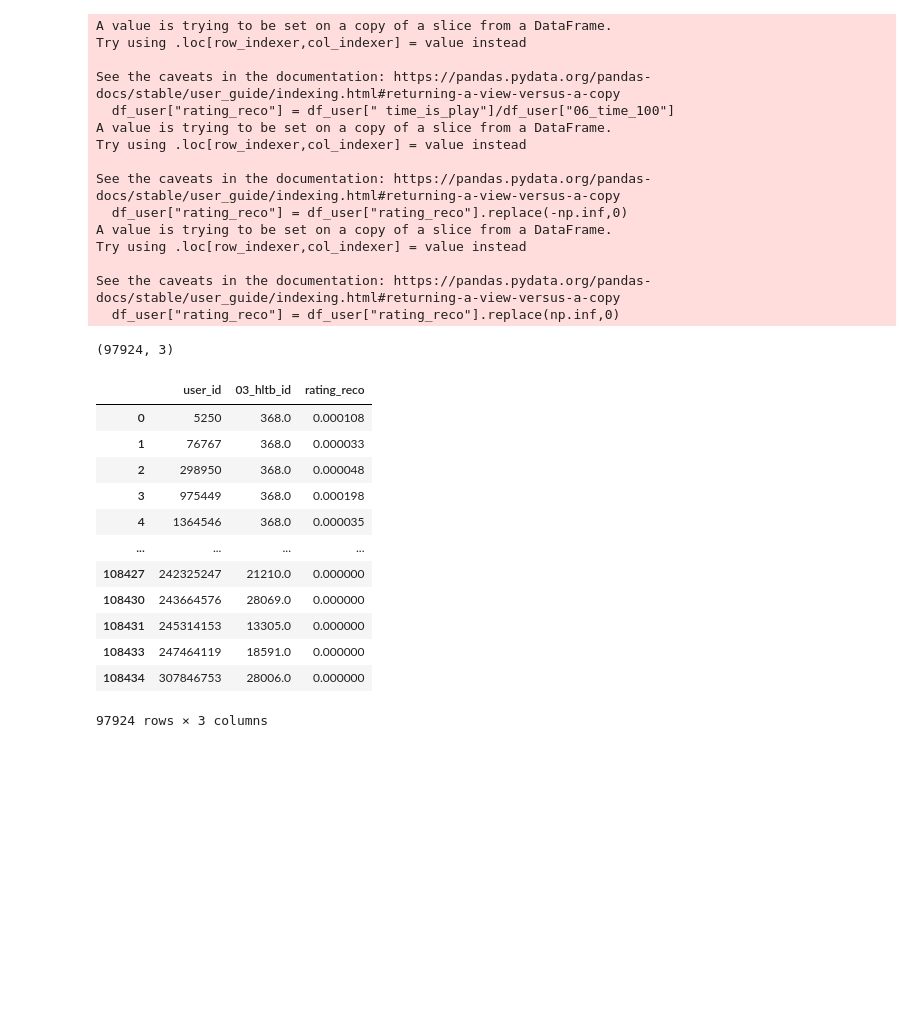
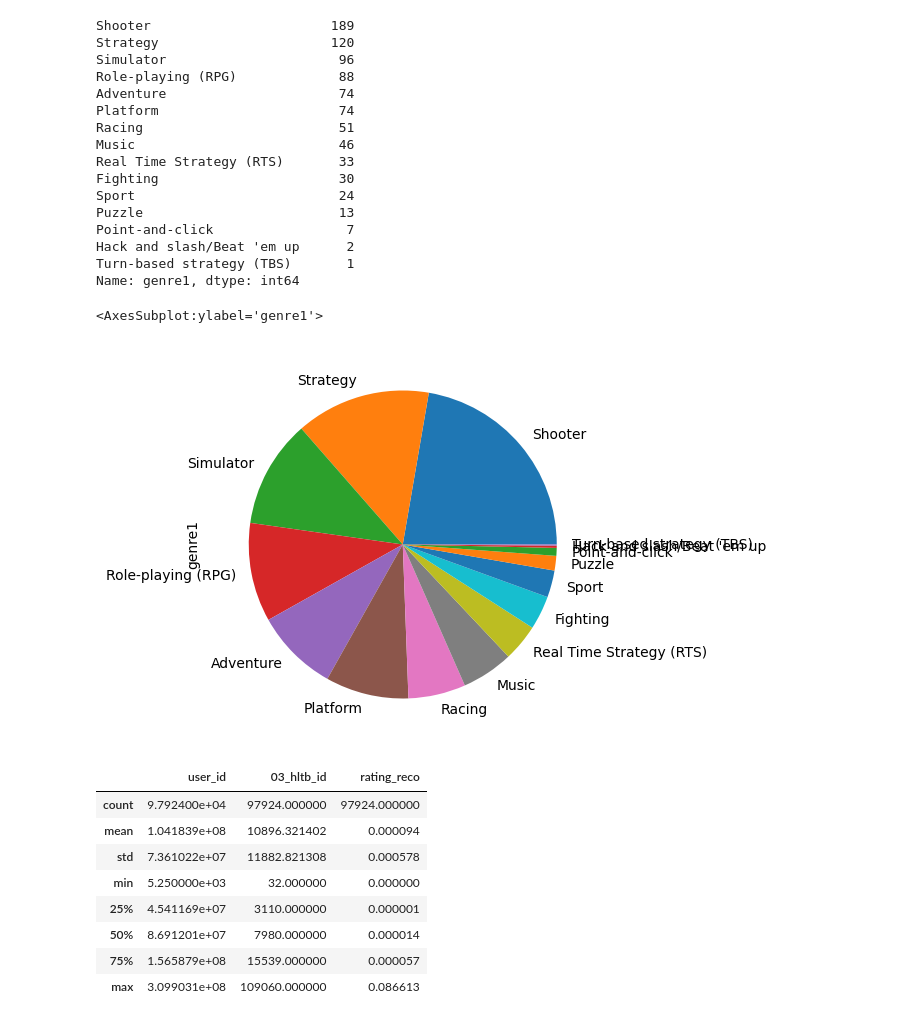
Before and after one commit to Ichak21/Equipe3_Scale_Game, a Jupyter notebook: ichak_notebook/test_recomandation.ipynb, the cells around one changed output. Saved outputs shown, nothing was run; the diff lists cells and outputs as text; code cells hidden in the pictures; blank space fills up the shorter version.

```diff
--- a/ichak_notebook/test_recomandation.ipynb
+++ b/ichak_notebook/test_recomandation.ipynb
@@ -15,3 +21,25 @@ df_user.shape
+# %%
+print(pd.merge(df_user[df_user["user_id"]==975449], df_games, left_on="03_hltb_id", right_on="03_hltb_id", how="inner")["genre1"].value_counts())
+pd.merge(df_user[df_user["user_id"]==975449], df_games, left_on="03_hltb_id", right_on="03_hltb_id", how="inner")["genre1"].value_counts().plot.pie(figsize=(5, 5))
+# %% [output]
+Shooter                       189
+Strategy                      120
+Simulator                      96
+Role-playing (RPG)             88
+Adventure                      74
+Platform                       74
+Racing                         51
+Music                          46
+Real Time Strategy (RTS)       33
+Fighting                       30
+Sport                          24
+Puzzle                         13
+Point-and-click                 7
+Hack and slash/Beat 'em up      2
+Turn-based strategy (TBS)       1
+Name: genre1, dtype: int64
+<AxesSubplot:ylabel='genre1'>
+[figure, added]
 # %%
 df_user["rating_reco"] = df_user[" time_is_play"]/df_user["06_time_100"]
 df_user["rating_reco"] = df_user["rating_reco"].replace(-np.inf,0)
@@ -20,36 +48,14 @@ df_user.pop(" time_is_play")
 df_user.pop("06_time_100")
 df_user = df_user.dropna()
 df_user.shape
+df_user.describe()
 # %% [output]
-A value is trying to be set on a copy of a slice from a DataFrame.
-Try using .loc[row_indexer,col_indexer] = value instead
-
-See the caveats in the documentation: https://pandas.pydata.org/pandas-docs/stable/user_guide/indexing.html#returning-a-view-versus-a-copy
-  df_user["rating_reco"] = df_user[" time_is_play"]/df_user["06_time_100"]
-A value is trying to be set on a copy of a slice from a DataFrame.
-Try using .loc[row_indexer,col_indexer] = value instead
-
-See the caveats in the documentation: https://pandas.pydata.org/pandas-docs/stable/user_guide/indexing.html#returning-a-view-versus-a-copy
-  df_user["rating_reco"] = df_user["rating_reco"].replace(-np.inf,0)
-A value is trying to be set on a copy of a slice from a DataFrame.
-Try using .loc[row_indexer,col_indexer] = value instead
-
-See the caveats in the documentation: https://pandas.pydata.org/pandas-docs/stable/user_guide/indexing.html#returning-a-view-versus-a-copy
-  df_user["rating_reco"] = df_user["rating_reco"].replace(np.inf,0)
-(97924, 3)
+|  | user_id | 03_hltb_id | rating_reco |
+| count | 9.792400e+04 | 97924.000000 | 97924.000000 |
+| mean | 1.041839e+08 | 10896.321402 | 0.000094 |
+| std | 7.361022e+07 | 11882.821308 | 0.000578 |
+| min | 5.250000e+03 | 32.000000 | 0.000000 |
+| 25% | 4.541169e+07 | 3110.000000 | 0.000001 |
+| 50% | 8.691201e+07 | 7980.000000 | 0.000014 |
+| 75% | 1.565879e+08 | 15539.000000 | 0.000057 |
+| max | 3.099031e+08 | 109060.000000 | 0.086613 |
-# %%
-df_user
-# %% [output]
-|  | user_id | 03_hltb_id | rating_reco |
-| 0 | 5250 | 368.0 | 0.000108 |
-| 1 | 76767 | 368.0 | 0.000033 |
-| 2 | 298950 | 368.0 | 0.000048 |
-| 3 | 975449 | 368.0 | 0.000198 |
-| 4 | 1364546 | 368.0 | 0.000035 |
-| ... | ... | ... | ... |
-| 108427 | 242325247 | 21210.0 | 0.000000 |
-| 108430 | 243664576 | 28069.0 | 0.000000 |
-| 108431 | 245314153 | 13305.0 | 0.000000 |
-| 108433 | 247464119 | 18591.0 | 0.000000 |
-| 108434 | 307846753 | 28006.0 | 0.000000 |
-97924 rows × 3 columns
```
Also changed, not shown: parts of 11 cells of this notebook.
